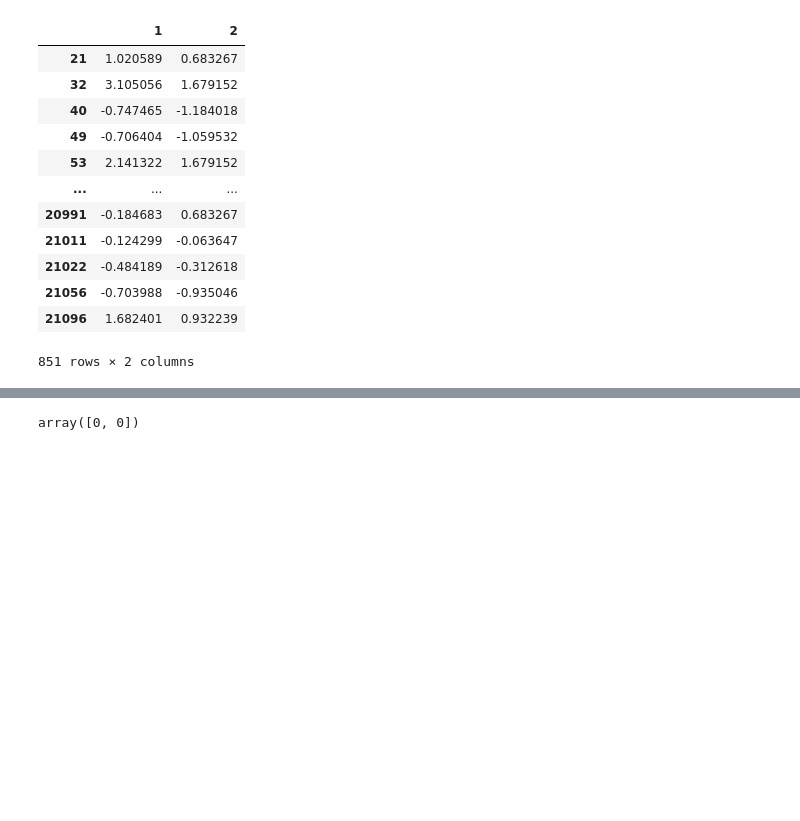
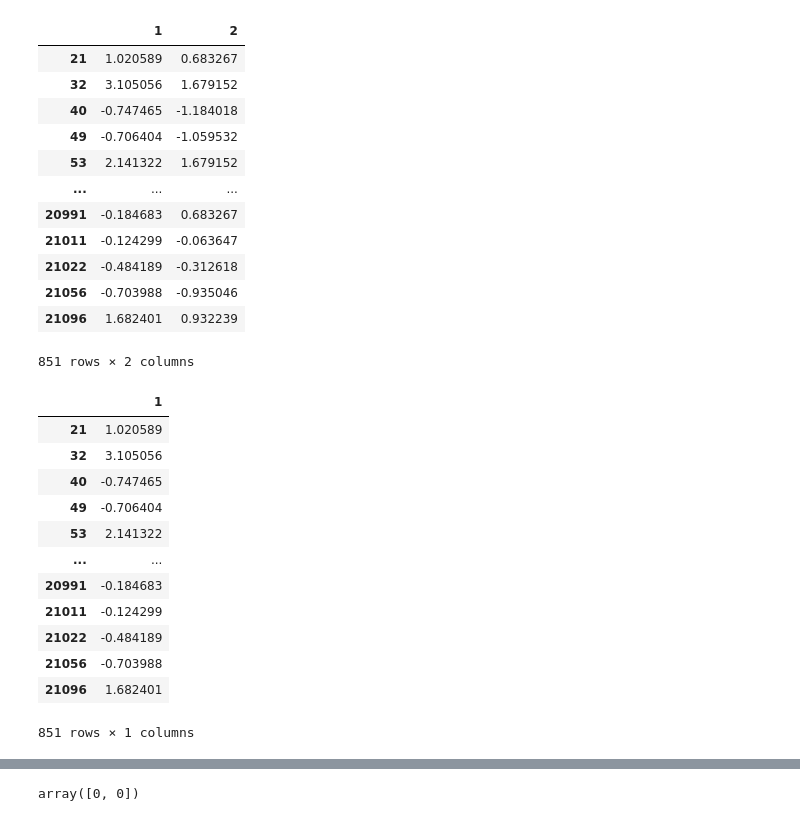
Before and after one commit to Yeghon/CCI508, a Jupyter notebook: multivariate test 02.ipynb, the cells around one changed output, grey strips where cells are left out. Saved outputs shown, nothing was run; the diff lists cells and outputs as text; code cells hidden in the pictures; blank space fills up the shorter version.

```diff
--- a/multivariate test 02.ipynb
+++ b/multivariate test 02.ipynb
@@ -258,3 +258,19 @@ XTrain
 | 21056 | -0.703988 | -0.935046 |
 | 21096 | 1.682401 | 0.932239 |
 851 rows × 2 columns
+# %%
+XTrain[["1"]]
+# %% [output]
+|  | 1 |
+| 21 | 1.020589 |
+| 32 | 3.105056 |
+| 40 | -0.747465 |
+| 49 | -0.706404 |
+| 53 | 2.141322 |
+| ... | ... |
+| 20991 | -0.184683 |
+| 21011 | -0.124299 |
+| 21022 | -0.484189 |
+| 21056 | -0.703988 |
+| 21096 | 1.682401 |
+851 rows × 1 columns
```
Also changed, not shown: parts of 3 cells of this notebook.
